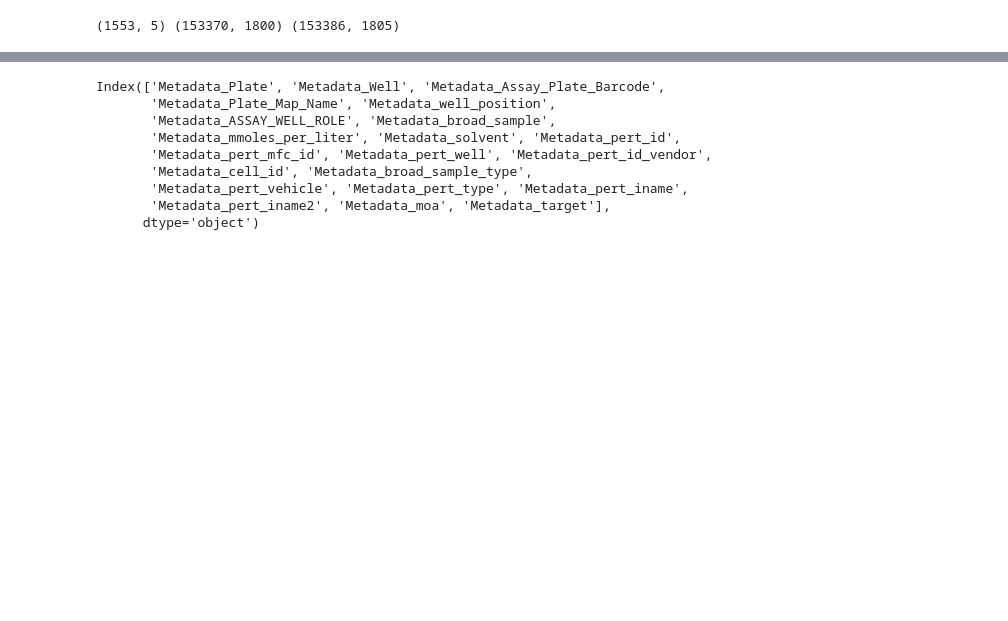
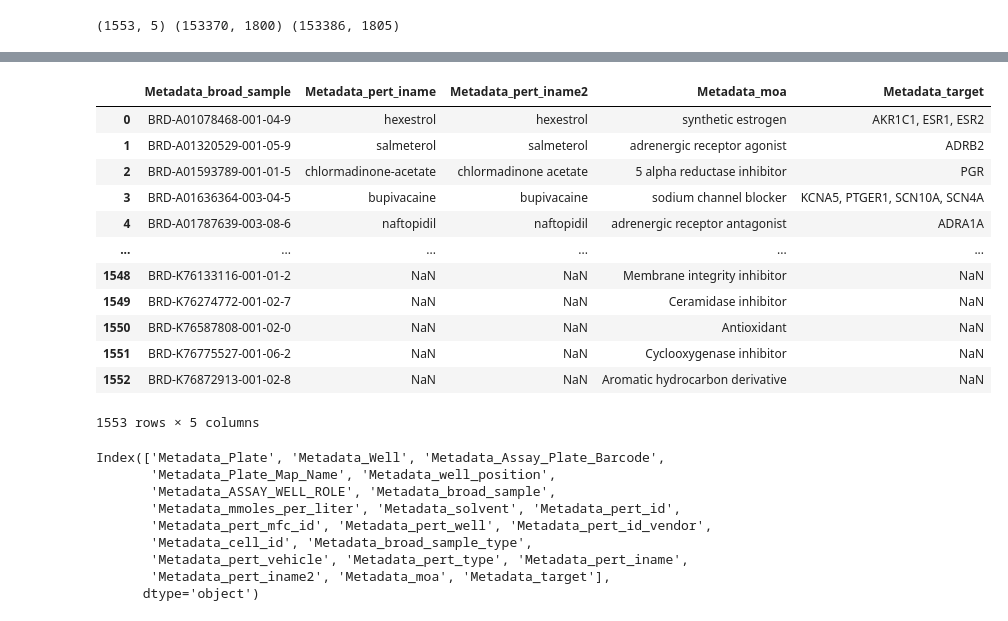
Before and after one commit to broadinstitute/2018_04_20_Rosetta, a Jupyter notebook: 0-preprocess_datasets.ipynb, the cells around one changed output, grey strips where cells are left out. Saved outputs shown, nothing was run; the diff lists cells and outputs as text; code cells hidden in the pictures; blank space fills up the shorter version.

```diff
--- a/0-preprocess_datasets.ipynb
+++ b/0-preprocess_datasets.ipynb
@@ -954,6 +947,7 @@ for pt in profileType[1:2]:
     repLevelLuad2=pd.merge(repLevelLuad, metaLuad1, how='inner',on=['Metadata_Plate_Map_Name','Metadata_Well'])
     cp_features=repLevelLuad2.columns[repLevelLuad2.columns.str.contains("Cells_|Cytoplasm_|Nuclei_")]
 #     repLevelLuad2.to_csv(procProf_dir+'preprocessed_data/LUAD-BBBC041-Caicedo/CellPainting/replicate_level_cp'+pt+'.csv.gz',index=False,compression='gzip')
+    saveDF_to_CSV_GZ_no_timestamp(repLevelLuad2,procProf_dir+'preprocessed_data/LUAD-BBBC041-Caicedo/CellPainting/replicate_level_cp'+pt+'.csv.gz')
     print(metaLuad1.shape,repLevelLuad.shape,repLevelLuad2.shape)
 # %% [output]
 (1152, 14) (6144, 1802) (6144, 1814)
@@ -1016,7 +1010,8 @@ profileType=['_augmented','_normalized','_normalized_variable_selected']
 for pt in profileType:
     repLevelLuad2=pd.read_csv('./preprocessed_data/LUAD-BBBC041-Caicedo/CellPainting/replicate_level_cp'+pt+'.csv.gz')
     repLevelLuad2['x_mutation_status']=repLevelLuad2['x_mutation_status'].replace(np.nan, 'DMSO')
-    repLevelLuad2.to_csv(procProf_dir+'preprocessed_data/LUAD-BBBC041-Caicedo/CellPainting/replicate_level_cp'+pt+'.csv.gz',index=False,compression='gzip')
+#     repLevelLuad2.to_csv(procProf_dir+'preprocessed_data/LUAD-BBBC041-Caicedo/CellPainting/replicate_level_cp'+pt+'.csv.gz',index=False,compression='gzip')
+    saveDF_to_CSV_GZ_no_timestamp(repLevelLuad2,procProf_dir+'preprocessed_data/LUAD-BBBC041-Caicedo/CellPainting/replicate_level_cp'+pt+'.csv.gz')
 # %%
 repLevelLuad2.x_mutation_status.unique()
 # %%
@@ -1071,9 +1123,15 @@ for pt in profileType[1:2]:
     # metaCDRP1['Metadata_Well']=metaCDRP1['Metadata_Well'].str.lower()
     repLevelCDRP2=pd.merge(repLevelCDRP, metaCDRP1, how='left',on=['Metadata_broad_sample'])
 #     repLevelCDRP2['Metadata_Sample_Dose']=repLevelCDRP2['Metadata_broad_sample']+'_'+repLevelCDRP2['Metadata_mmoles_per_liter'].round(0).astype(int).astype(str)
-    repLevelCDRP2['Metadata_Sample_Dose']=repLevelCDRP2['Metadata_pert_id']+'_'+repLevelCDRP2['Metadata_mmoles_per_liter'].round(0).astype(int).astype(str)
+#     repLevelCDRP2['Metadata_Sample_Dose']=repLevelCDRP2['Metadata_pert_id']+'_'+(repLevelCDRP2['Metadata_mmoles_per_liter']*2).round(0).astype(int).astype(str)
+    repLevelCDRP2["Metadata_mmoles_per_liter"]=(repLevelCDRP2["Metadata_mmoles_per_liter"]*2).round(2)
+    repLevelCDRP2['Metadata_Sample_Dose']=repLevelCDRP2['Metadata_broad_sample']+'_'+repLevelCDRP2['Metadata_mmoles_per_liter'].astype(str)
+
     repLevelCDRP2['Metadata_Sample_Dose']=repLevelCDRP2['Metadata_Sample_Dose'].replace(np.nan, 'DMSO')
-    repLevelCDRP2.to_csv(procProf_dir+'preprocessed_data/CDRPBIO-BBBC036-Bray/CellPainting/replicate_level_cp'+pt+'.csv.gz',index=False,compression='gzip')
+    repLevelCDRP2['Metadata_pert_id']=repLevelCDRP2['Metadata_pert_id'].replace(np.nan, 'DMSO')
+
+#     repLevelCDRP2.to_csv(procProf_dir+'preprocessed_data/CDRPBIO-BBBC036-Bray/CellPainting/replicate_level_cp'+pt+'.csv.gz',index=False,compression='gzip')
+#     saveDF_to_CSV_GZ_no_timestamp(repLevelCDRP2,procProf_dir+'preprocessed_data/CDRPBIO-BBBC036-Bray/CellPainting/replicate_level_cp'+pt+'.csv.gz')
     print(metaCDRP1.shape,repLevelCDRP.shape,repLevelCDRP2.shape)
 # %% [output]
 (1553, 5) (153370, 1800) (153386, 1805)
@@ -1094,3 +1165,19 @@ repLevelCDRP2.to_csv(procProf_dir+'preprocessed_data/CDRPBIO-BBBC036-Bray/CellPa
+# %%
+metaCDRP1
+# %% [output]
+|  | Metadata_broad_sample | Metadata_pert_iname | Metadata_pert_iname2 | Metadata_moa | Metadata_target |
+| 0 | BRD-A01078468-001-04-9 | hexestrol | hexestrol | synthetic estrogen | AKR1C1, ESR1, ESR2 |
+| 1 | BRD-A01320529-001-05-9 | salmeterol | salmeterol | adrenergic receptor agonist | ADRB2 |
+| 2 | BRD-A01593789-001-01-5 | chlormadinone-acetate | chlormadinone acetate | 5 alpha reductase inhibitor | PGR |
+| 3 | BRD-A01636364-003-04-5 | bupivacaine | bupivacaine | sodium channel blocker | KCNA5, PTGER1, SCN10A, SCN4A |
+| 4 | BRD-A01787639-003-08-6 | naftopidil | naftopidil | adrenergic receptor antagonist | ADRA1A |
+| ... | ... | ... | ... | ... | ... |
+| 1548 | BRD-K76133116-001-01-2 | NaN | NaN | Membrane integrity inhibitor | NaN |
+| 1549 | BRD-K76274772-001-02-7 | NaN | NaN | Ceramidase inhibitor | NaN |
+| 1550 | BRD-K76587808-001-02-0 | NaN | NaN | Antioxidant | NaN |
+| 1551 | BRD-K76775527-001-06-2 | NaN | NaN | Cyclooxygenase inhibitor | NaN |
+| 1552 | BRD-K76872913-001-02-8 | NaN | NaN | Aromatic hydrocarbon derivative | NaN |
+1553 rows × 5 columns
 # %%
 # repLevelCDRP2['Metadata_Sample_Dose']=repLevelCDRP2['Metadata_Sample_Dose'].replace(np.nan, 'DMSO')
 # %%
```
Also changed, not shown: parts of 34 cells of this notebook, 8 other files.
